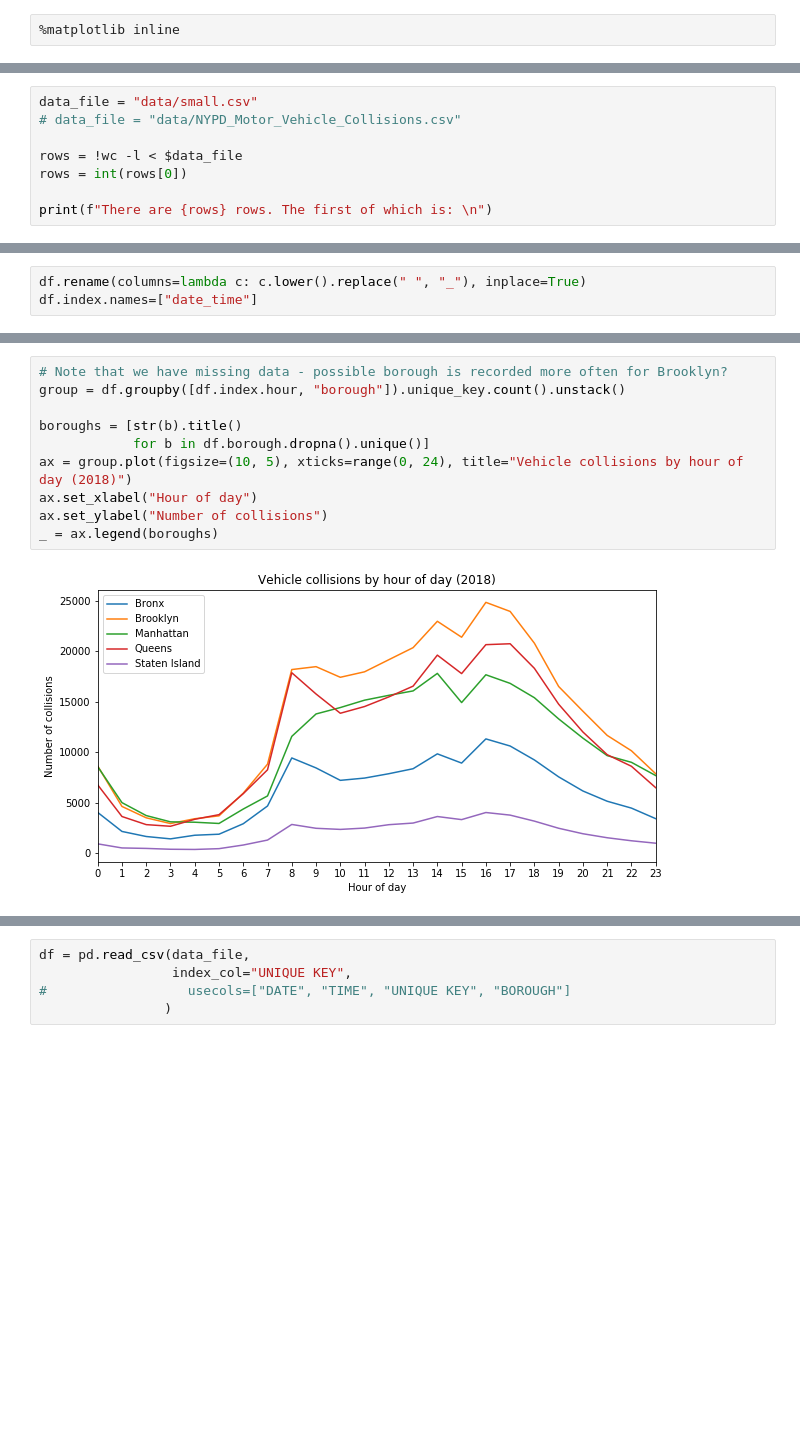
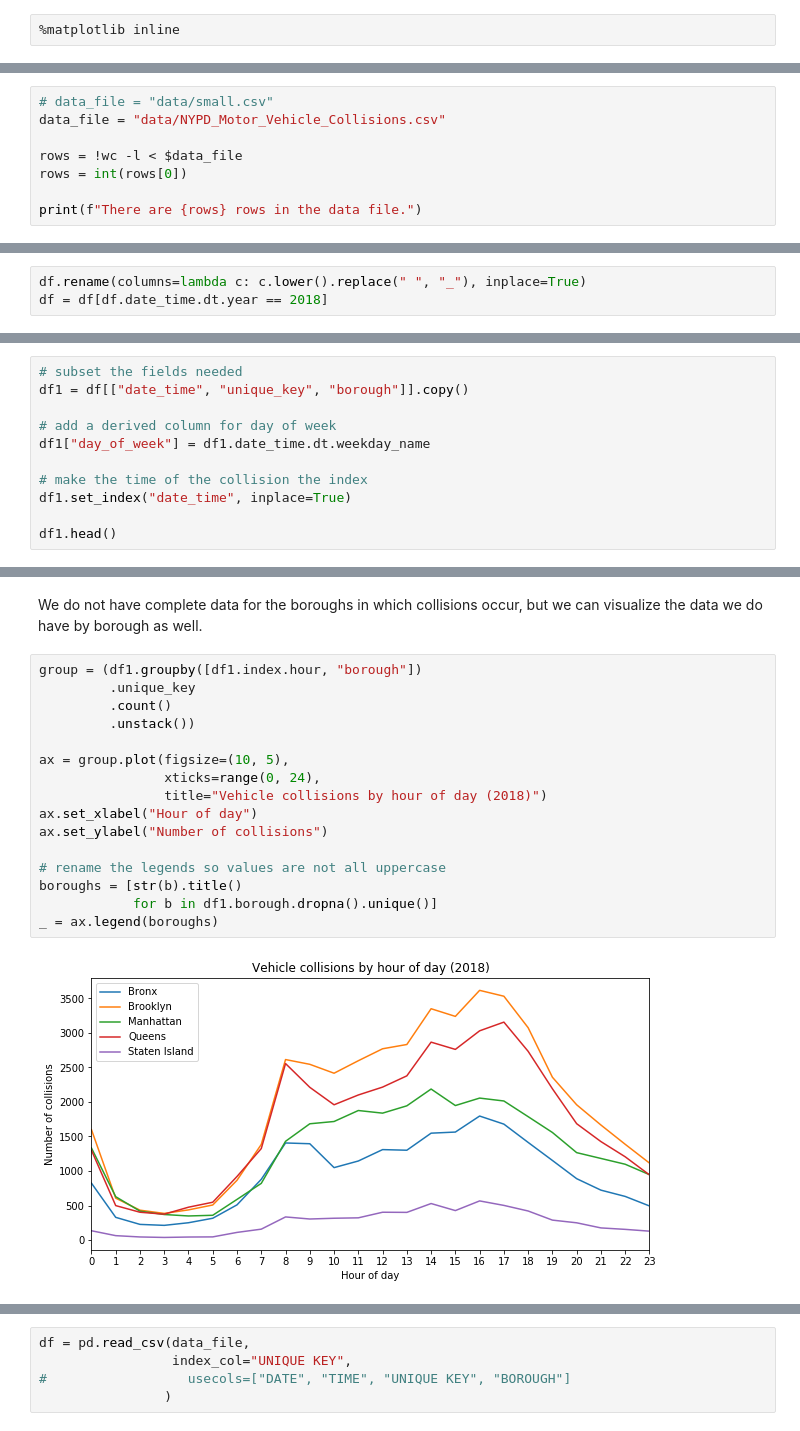
Before and after one commit to dan55/collisions, a Jupyter notebook: collisions.ipynb, the cells around one changed output, grey strips where cells are left out. Cells and saved outputs as stored; diff of their text form; blank space fills up the shorter version.

```diff
--- a/collisions.ipynb
+++ b/collisions.ipynb
@@ -14,9 +22,9 @@ import pandas as pd
 # %%
-data_file = "data/small.csv"
-# data_file = "data/NYPD_Motor_Vehicle_Collisions.csv"
+# data_file = "data/small.csv"
+data_file = "data/NYPD_Motor_Vehicle_Collisions.csv"
 
 rows = !wc -l < $data_file
 rows = int(rows[0])
 
-print(f"There are {rows} rows. The first of which is: \n")
+print(f"There are {rows} rows in the data file.")
 # %% [output]
@@ -29,0 +65,3 @@ df = pd.read_csv(data_file,
+# %%
+df.rename(columns=lambda c: c.lower().replace(" ", "_"), inplace=True)
+df = df[df.date_time.dt.year == 2018]
@@ -40,3 +89,0 @@ memory usage: 34.5+ MB
-# %%
-df.rename(columns=lambda c: c.lower().replace(" ", "_"), inplace=True)
-df.index.names=["date_time"]
@@ -58,0 +120,11 @@ dtype: int64
+# %%
+# subset the fields needed
+df1 = df[["date_time", "unique_key", "borough"]].copy()
+
+# add a derived column for day of week
+df1["day_of_week"] = df1.date_time.dt.weekday_name
+
+# make the time of the collision the index
+df1.set_index("date_time", inplace=True)
+
+df1.head()
@@ -69,12 +151,20 @@ _ = ax.set_ylabel("Number of collisions")
+# %% [markdown]
+We do not have complete data for the boroughs in which collisions occur, but we can visualize the data we do have by borough as well.
 # %%
-# Note that we have missing data - possible borough is recorded more often for Brooklyn?
-group = df.groupby([df.index.hour, "borough"]).unique_key.count().unstack()
+group = (df1.groupby([df1.index.hour, "borough"])
+         .unique_key
+         .count()
+         .unstack())
 
-boroughs = [str(b).title()
-            for b in df.borough.dropna().unique()]
-ax = group.plot(figsize=(10, 5), xticks=range(0, 24), title="Vehicle collisions by hour of day (2018)")
+ax = group.plot(figsize=(10, 5),
+                xticks=range(0, 24),
+                title="Vehicle collisions by hour of day (2018)")
 ax.set_xlabel("Hour of day")
 ax.set_ylabel("Number of collisions")
+
+# rename the legends so values are not all uppercase
+boroughs = [str(b).title()
+            for b in df1.borough.dropna().unique()]
 _ = ax.legend(boroughs)
 # %% [output]
-[figure, old version]
+[figure, new version]
```
Also changed, not shown: parts of 25 cells of this notebook.
